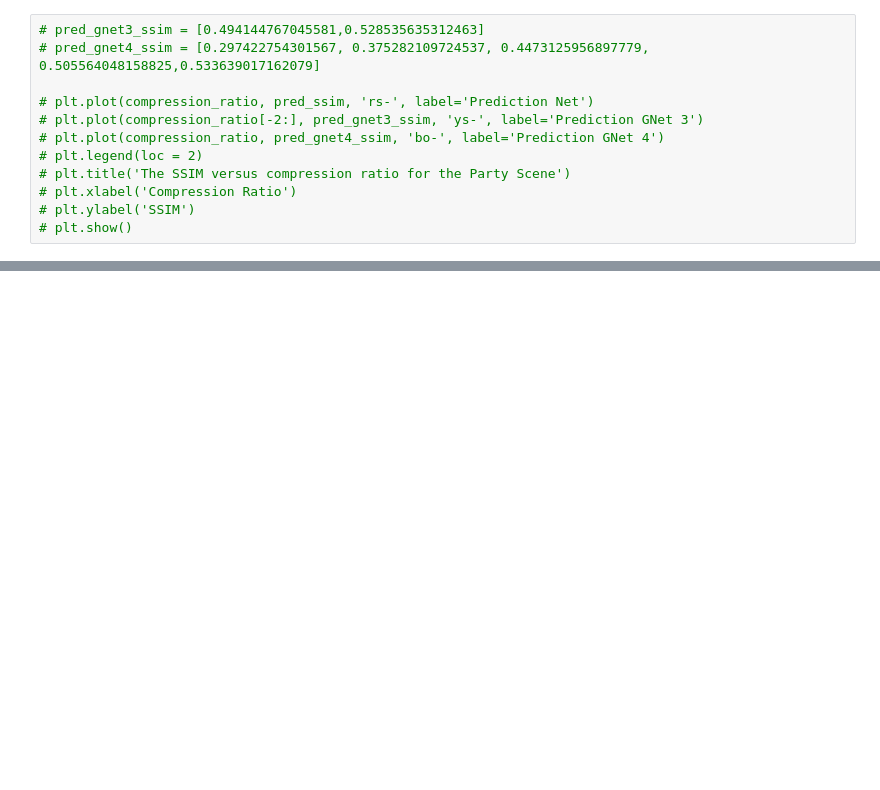
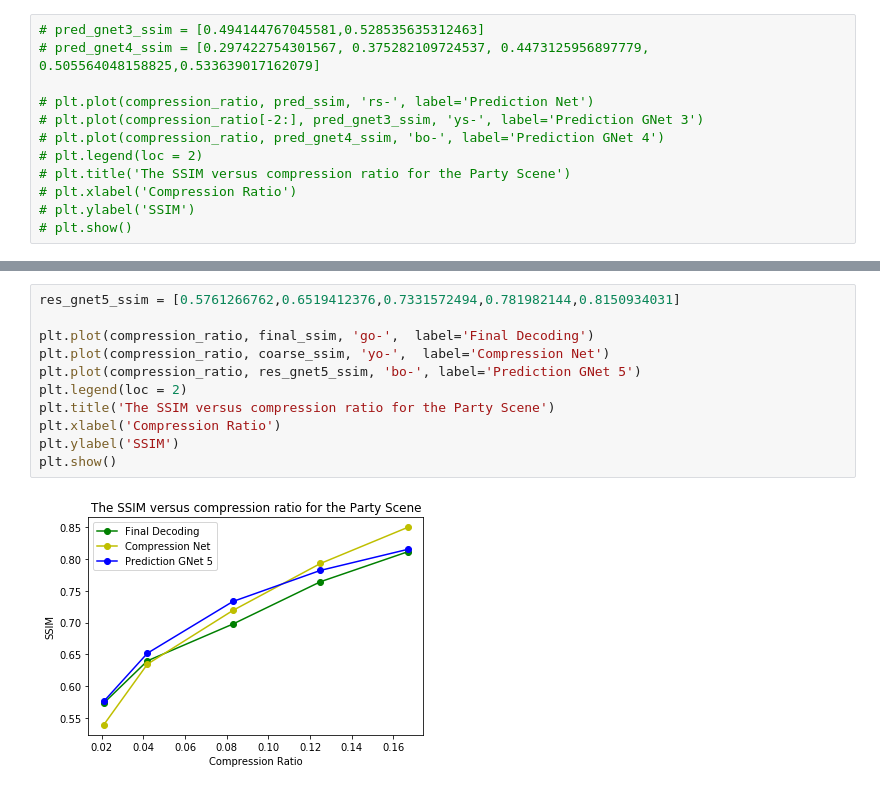
Before and after one commit to Chlerry/Motion-Aware-Deep-Video-Coding-Network, a Jupyter notebook: plot.ipynb, the cells around one changed output, grey strips where cells are left out. Drawn from its saved outputs; the diff is of its cells as text; blank space fills up the shorter version.

```diff
--- a/plot.ipynb
+++ b/plot.ipynb
@@ -111,0 +124,13 @@ plt.show()
+# %%
+res_gnet5_ssim = [0.5761266762,0.6519412376,0.7331572494,0.781982144,0.8150934031]
+
+plt.plot(compression_ratio, final_ssim, 'go-',  label='Final Decoding')
+plt.plot(compression_ratio, coarse_ssim, 'yo-',  label='Compression Net')
+plt.plot(compression_ratio, res_gnet5_ssim, 'bo-', label='Prediction GNet 5')
+plt.legend(loc = 2)
+plt.title('The SSIM versus compression ratio for the Party Scene')
+plt.xlabel('Compression Ratio')
+plt.ylabel('SSIM')
+plt.show()
+# %% [output]
+[figure, added]
```
Also changed, not shown: parts of 2 cells of this notebook, 17 other files.
